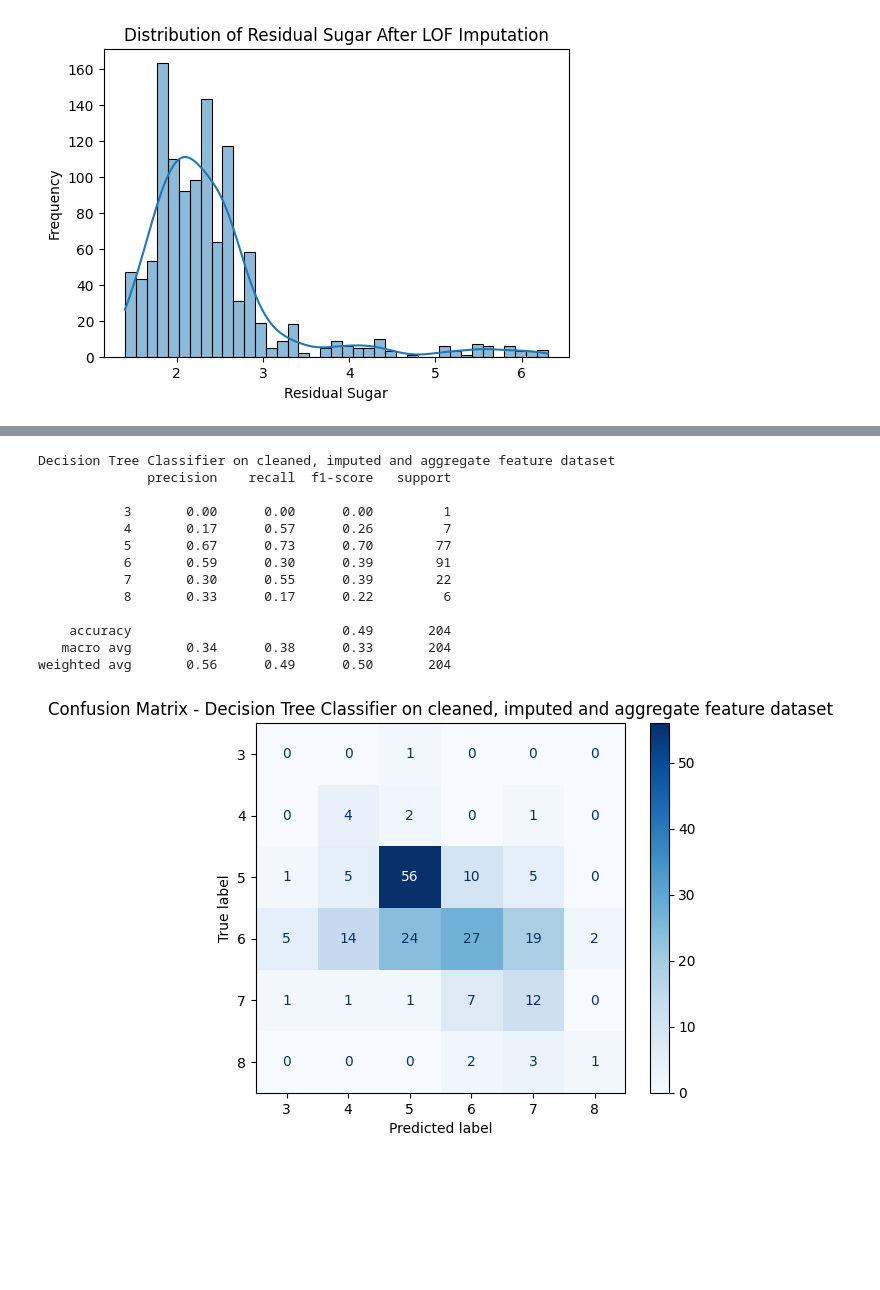
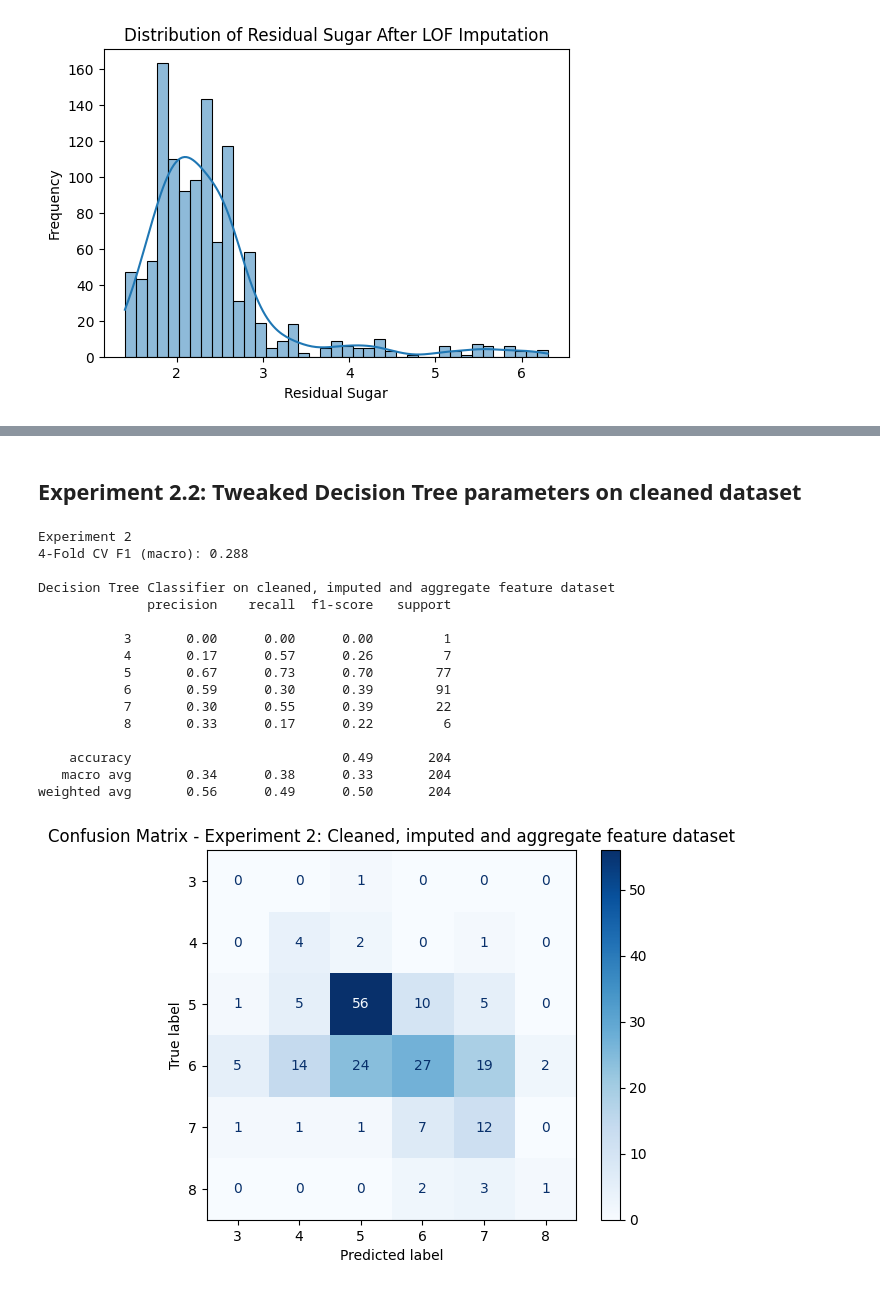
Before and after one commit to JCoji/DataScienceA2, a Jupyter notebook: A3 - Jonthan Cojita, Lucas Gavura.ipynb, the cells around one changed output, grey strips where cells are left out. Cells and saved outputs as stored; diff of their text form; code cells hidden in the pictures; blank space fills up the shorter version.

Commit message:
cross-val is all F1, tweaked write up to match

```diff
--- a/A3 - Jonthan Cojita, Lucas Gavura.ipynb
+++ b/A3 - Jonthan Cojita, Lucas Gavura.ipynb
@@ -235,45 +245,57 @@ weighted avg       0.44      0.42      0.33       204
+# %% [markdown]
+## Experiment 2.2: Tweaked Decision Tree parameters on cleaned dataset
 # %%
 #Experiment 2: Decision Tree Classifier on cleaned, imputed and aggregate feature dataset
-#Also experiment with tweaked parameters
 dt_cleaned = DecisionTreeClassifier(
     max_depth=10,
     min_samples_split=20,
     min_samples_leaf=10,
     class_weight='balanced',
     random_state=42
 )
 
-#Exclude lof_residual_sugar — it's a cleaning artifact, not a predictive feature
 drop_cols = ['quality', 'lof_residual_sugar']
 train_features = train_df_imputed.drop(columns=drop_cols)
 val_features = val_df_imputed.drop(columns=['quality'])
 
-#Train and predict
+#Build train_reduced_imputed for CV
+train_reduced_imputed = train_reduced.copy()
+train_reduced_imputed['total acidity'] = train_reduced_imputed['fixed acidity'] + train_reduced_imputed['volatile acidity']
+train_reduced_imputed['chemical balance'] = train_reduced_imputed['citric acid'] / (train_reduced_imputed['fixed acidity'] + train_reduced_imputed['volatile acidity'])
+
+#4-fold stratified CV on train_reduced_imputed
+cv = StratifiedKFold(n_splits=4, shuffle=True, random_state=42)
+cv_scores_2 = cross_val_score(dt_cleaned, train_reduced_imputed.drop(columns=['quality']),
+                               train_reduced_imputed['quality'], cv=cv, scoring='f1_macro')
+print(f"Experiment 2")
+print(f"4-Fold CV F1 (macro): {cv_scores_2.mean():.3f}")
+
+#Train on train_df_imputed, evaluate on val_df_imputed
 dt_cleaned.fit(train_features, train_df_imputed['quality'])
 val_preds_dt_cleaned = dt_cleaned.predict(val_features)
 
-#Print evaluation metrics
-print("Decision Tree Classifier on cleaned, imputed and aggregate feature dataset")
+print("\nDecision Tree Classifier on cleaned, imputed and aggregate feature dataset")
 print(classification_report(val_df_imputed['quality'], val_preds_dt_cleaned))
 
-#Confusion matrix
 cm_cleaned = confusion_matrix(val_df_imputed['quality'], val_preds_dt_cleaned, labels=dt_cleaned.classes_)
-disp_cleaned = ConfusionMatrixDisplay(confusion_matrix=cm_cleaned, display_labels=dt_cleaned.classes_)
-disp_cleaned.plot(cmap=plt.cm.Blues)
-plt.title("Confusion Matrix - Decision Tree Classifier on cleaned, imputed and aggregate feature dataset")
+ConfusionMatrixDisplay(confusion_matrix=cm_cleaned, display_labels=dt_cleaned.classes_).plot(cmap=plt.cm.Blues)
+plt.title("Confusion Matrix - Experiment 2: Cleaned, imputed and aggregate feature dataset")
 plt.show()
 # %% [output]
+Experiment 2
+4-Fold CV F1 (macro): 0.288
+
 Decision Tree Classifier on cleaned, imputed and aggregate feature dataset
               precision    recall  f1-score   support
 
            3       0.00      0.00      0.00         1
            4       0.17      0.57      0.26         7
            5       0.67      0.73      0.70        77
            6       0.59      0.30      0.39        91
            7       0.30      0.55      0.39        22
            8       0.33      0.17      0.22         6
 
     accuracy                           0.49       204
    macro avg       0.34      0.38      0.33       204
 weighted avg       0.56      0.49      0.50       204
-[figure, old version]
+[figure, new version]
```
Also changed, not shown: parts of 9 cells of this notebook.
